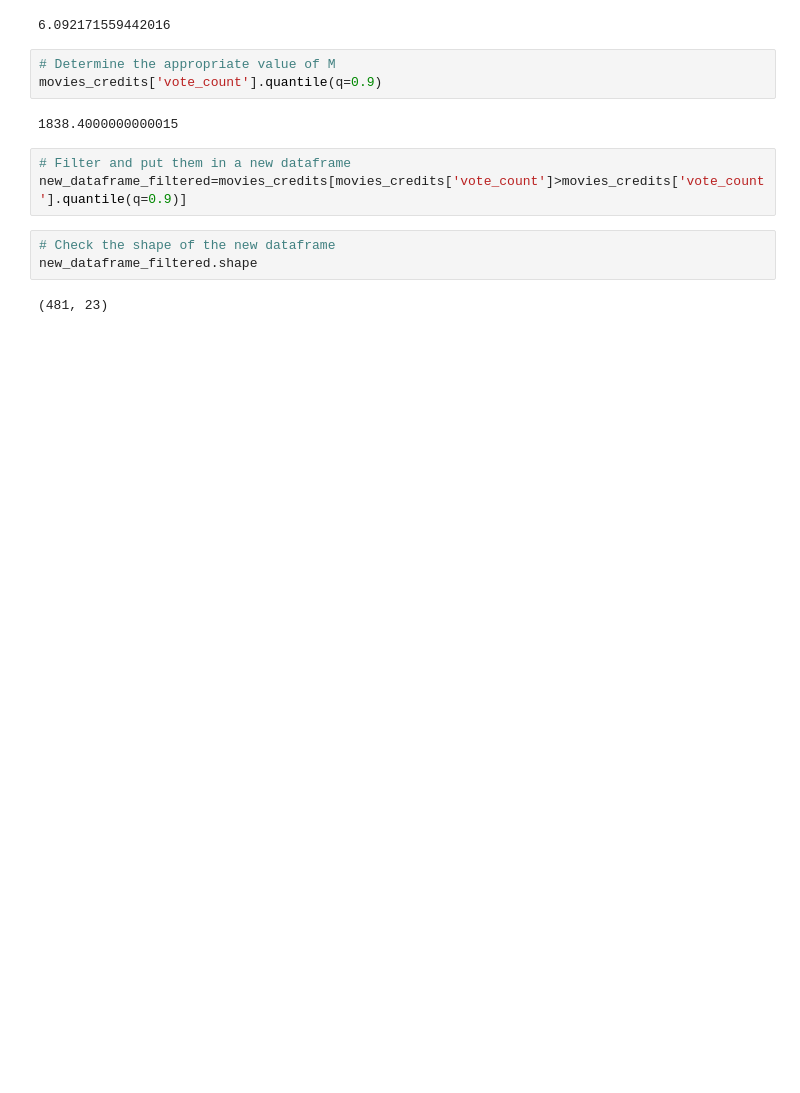
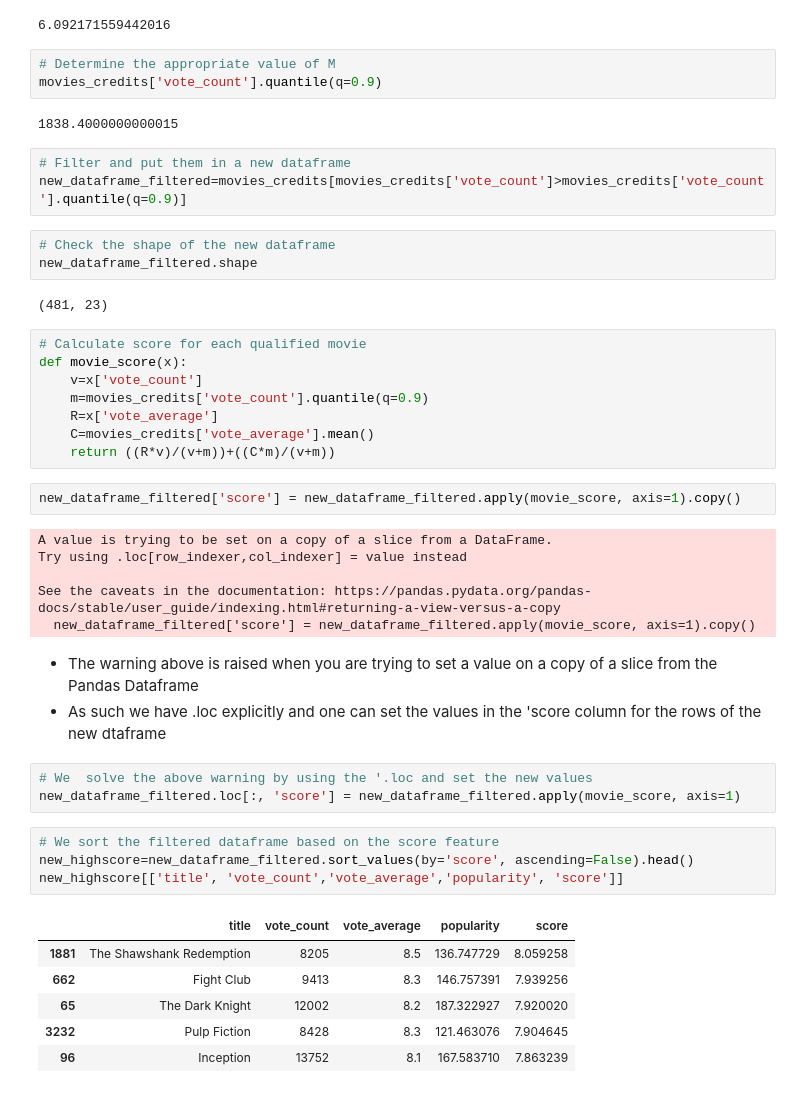
Before and after one commit to Edna722/Movie-Recommendation-Full-Project, a Jupyter notebook: Movie Recommendation.ipynb, the cells around one changed output. Cells and saved outputs as stored; diff of their text form; blank space fills up the shorter version.

```diff
--- a/Movie Recommendation.ipynb
+++ b/Movie Recommendation.ipynb
@@ -374,3 +374,36 @@ new_dataframe_filtered=movies_credits[movies_credits['vote_count']>movies_credit
 new_dataframe_filtered.shape
 # %% [output]
 (481, 23)
+# %%
+# Calculate score for each qualified movie
+def movie_score(x):
+    v=x['vote_count']
+    m=movies_credits['vote_count'].quantile(q=0.9)
+    R=x['vote_average']
+    C=movies_credits['vote_average'].mean()
+    return ((R*v)/(v+m))+((C*m)/(v+m))
+# %%
+new_dataframe_filtered['score'] = new_dataframe_filtered.apply(movie_score, axis=1).copy()
+# %% [output]
+A value is trying to be set on a copy of a slice from a DataFrame.
+Try using .loc[row_indexer,col_indexer] = value instead
+
+See the caveats in the documentation: https://pandas.pydata.org/pandas-docs/stable/user_guide/indexing.html#returning-a-view-versus-a-copy
+  new_dataframe_filtered['score'] = new_dataframe_filtered.apply(movie_score, axis=1).copy()
+# %% [markdown]
+* The warning above is raised when you are trying to set a  value on a copy of a slice from the Pandas Dataframe
+* As such we have .loc explicitly and one can set the values in the 'score column for the rows of the new dtaframe
+# %%
+# We  solve the above warning by using the '.loc and set the new values
+new_dataframe_filtered.loc[:, 'score'] = new_dataframe_filtered.apply(movie_score, axis=1)
+# %%
+# We sort the filtered dataframe based on the score feature
+new_highscore=new_dataframe_filtered.sort_values(by='score', ascending=False).head()
+new_highscore[['title', 'vote_count','vote_average','popularity', 'score']]
+# %% [output]
+|  | title | vote_count | vote_average | popularity | score |
+| 1881 | The Shawshank Redemption | 8205 | 8.5 | 136.747729 | 8.059258 |
+| 662 | Fight Club | 9413 | 8.3 | 146.757391 | 7.939256 |
+| 65 | The Dark Knight | 12002 | 8.2 | 187.322927 | 7.920020 |
+| 3232 | Pulp Fiction | 8428 | 8.3 | 121.463076 | 7.904645 |
+| 96 | Inception | 13752 | 8.1 | 167.583710 | 7.863239 |
```
Also changed, not shown: parts of 2 cells of this notebook.
